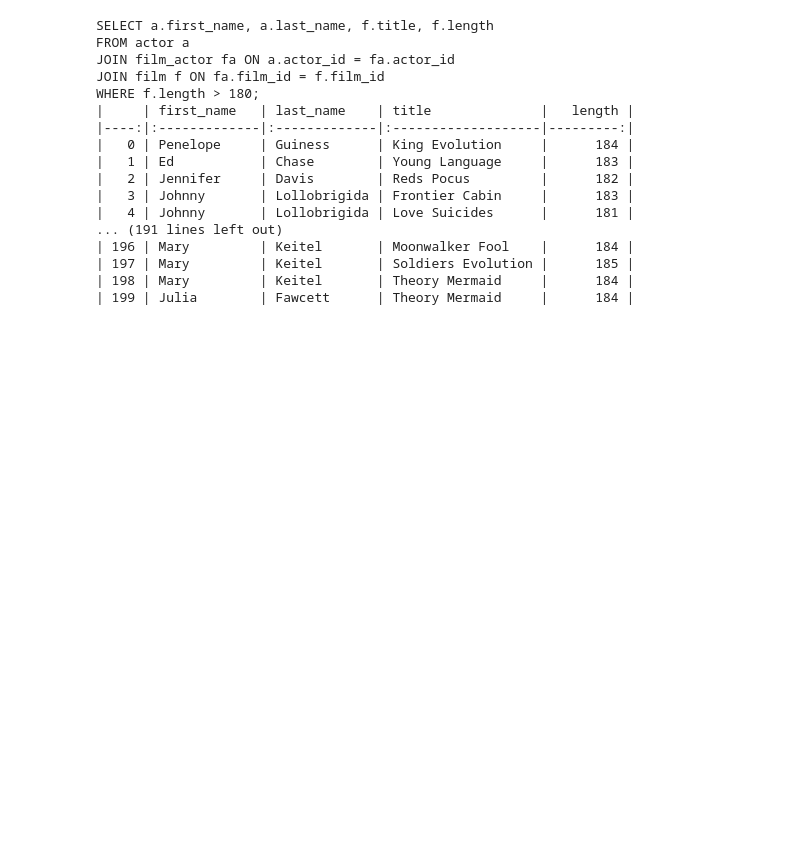
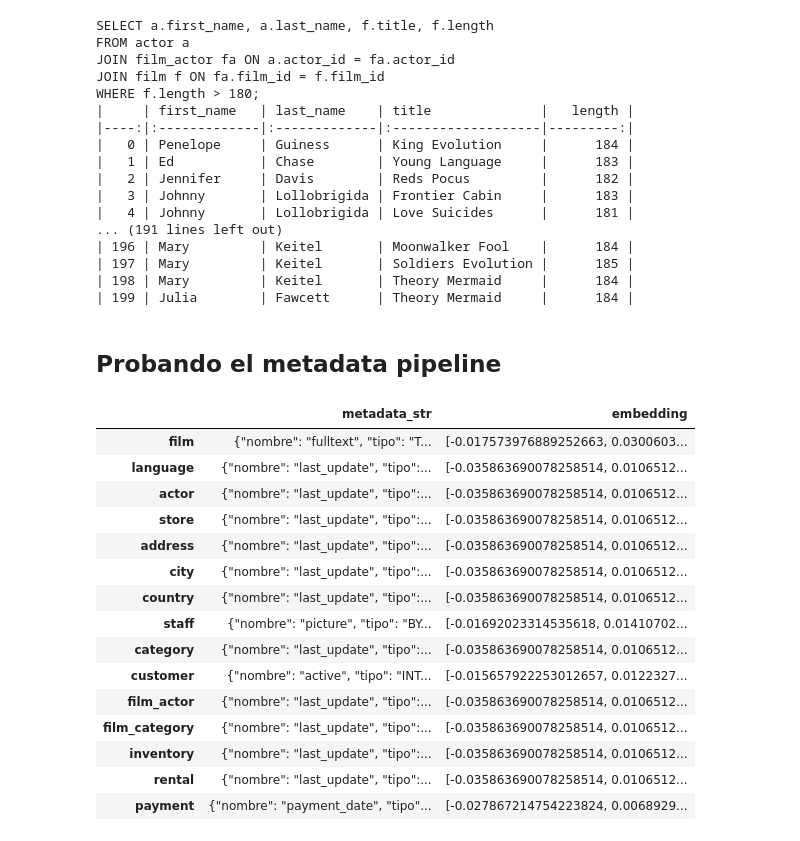
Before and after one commit to EHMikel/python_tools_and_code_templs, a Jupyter notebook: openai_API/BBDD_to_openai_API.ipynb, the cells around one changed output. Drawn from its saved outputs; the diff is of its cells as text; code cells hidden in the pictures; blank space fills up the shorter version.

```diff
--- a/openai_API/BBDD_to_openai_API.ipynb
+++ b/openai_API/BBDD_to_openai_API.ipynb
@@ -196,3 +196,5 @@ WHERE f.length > 180;
 | 197 | Mary         | Keitel       | Soldiers Evolution |      185 |
 | 198 | Mary         | Keitel       | Theory Mermaid     |      184 |
 | 199 | Julia        | Fawcett      | Theory Mermaid     |      184 |
+# %% [markdown]
+## Probando el metadata pipeline
@@ -198,0 +234,21 @@ WHERE f.length > 180;
+# %%
+readed_metadata_df = pd.read_pickle(path+name)
+
+display(readed_metadata_df)
+# %% [output]
+|  | metadata_str | embedding |
+| film | {"nombre": "fulltext", "tipo": "T... | [-0.017573976889252663, 0.0300603... |
+| language | {"nombre": "last_update", "tipo":... | [-0.035863690078258514, 0.0106512... |
+| actor | {"nombre": "last_update", "tipo":... | [-0.035863690078258514, 0.0106512... |
+| store | {"nombre": "last_update", "tipo":... | [-0.035863690078258514, 0.0106512... |
+| address | {"nombre": "last_update", "tipo":... | [-0.035863690078258514, 0.0106512... |
+| city | {"nombre": "last_update", "tipo":... | [-0.035863690078258514, 0.0106512... |
+| country | {"nombre": "last_update", "tipo":... | [-0.035863690078258514, 0.0106512... |
+| staff | {"nombre": "picture", "tipo": "BY... | [-0.01692023314535618, 0.01410702... |
+| category | {"nombre": "last_update", "tipo":... | [-0.035863690078258514, 0.0106512... |
+| customer | {"nombre": "active", "tipo": "INT... | [-0.015657922253012657, 0.0122327... |
+| film_actor | {"nombre": "last_update", "tipo":... | [-0.035863690078258514, 0.0106512... |
+| film_category | {"nombre": "last_update", "tipo":... | [-0.035863690078258514, 0.0106512... |
+| inventory | {"nombre": "last_update", "tipo":... | [-0.035863690078258514, 0.0106512... |
+| rental | {"nombre": "last_update", "tipo":... | [-0.035863690078258514, 0.0106512... |
+| payment | {"nombre": "payment_date", "tipo"... | [-0.027867214754223824, 0.0068929... |
```
Also changed, not shown: parts of 10 cells of this notebook, 11 other files.
